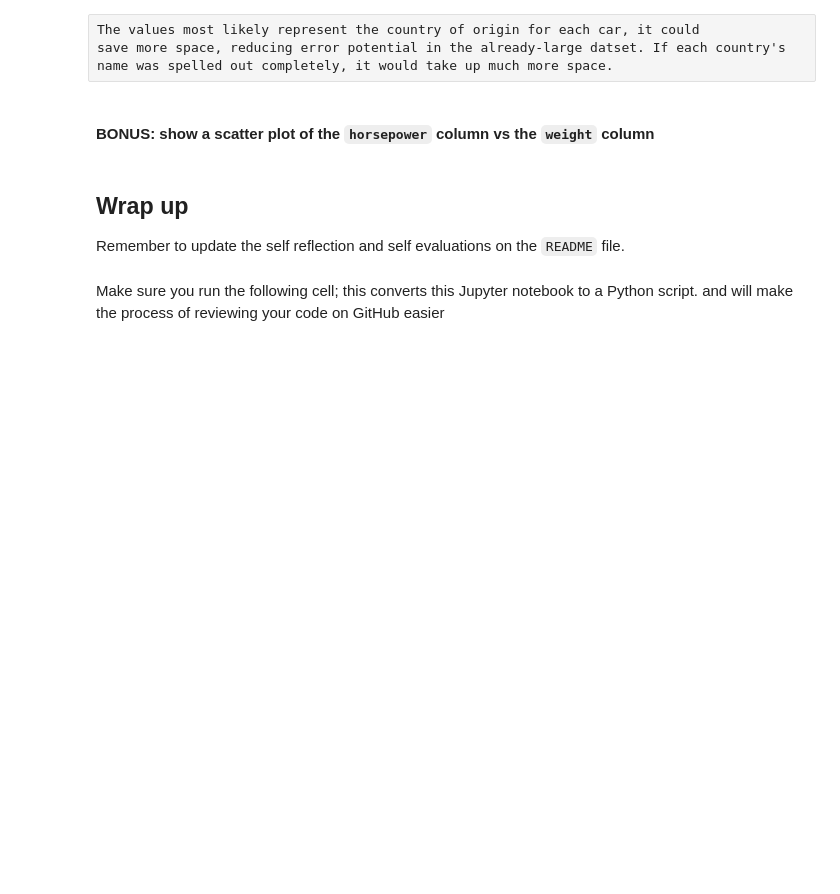
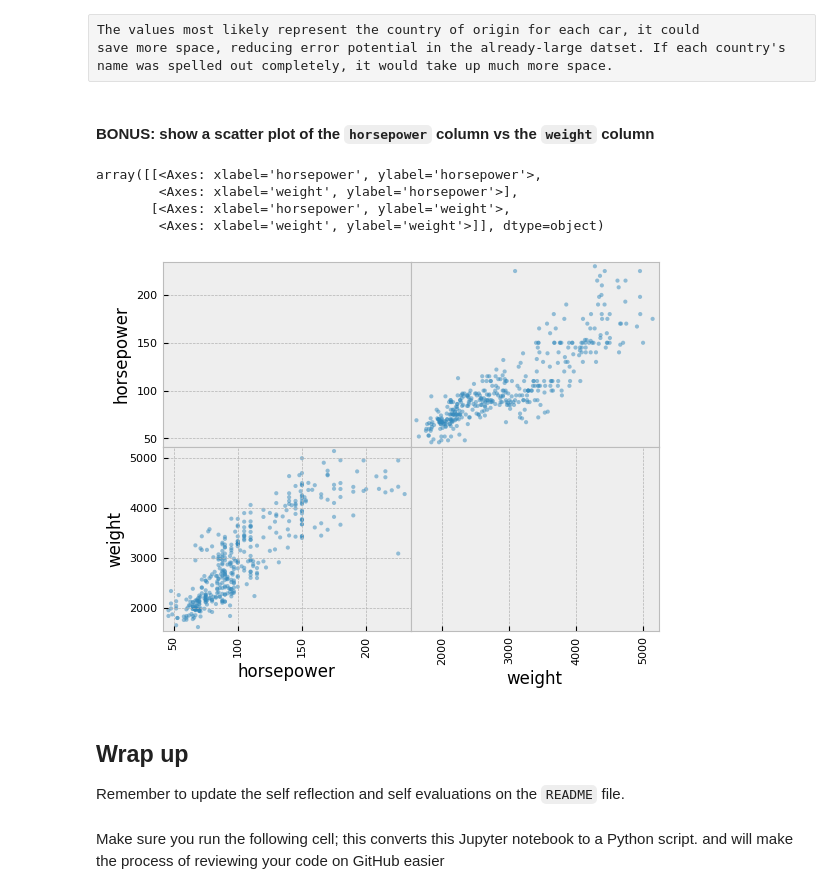
Before and after one commit to IT4063-Spring2025/exploratory-data-analysis-oyekunmo, a Jupyter notebook: notebook.ipynb, the cells around one changed output. Saved outputs shown, nothing was run; the diff lists cells and outputs as text; code cells hidden in the pictures; blank space fills up the shorter version.

Commit message:
Bonus: show a scatter plot of the horsepower column vs weight column

```diff
--- a/notebook.ipynb
+++ b/notebook.ipynb
@@ -936,6 +936,15 @@ save more space, reducing error potential in the already-large datset. If each c
 name was spelled out completely, it would take up much more space.
 # %% [markdown]
 #### **BONUS**: show a scatter plot of the `horsepower` column vs the `weight` column
+# %%
+from pandas.plotting import scatter_matrix
+scatter_matrix(auto_mpg_df[['horsepower', 'weight']], diagonal = 'none')
+# %% [output]
+array([[<Axes: xlabel='horsepower', ylabel='horsepower'>,
+        <Axes: xlabel='weight', ylabel='horsepower'>],
+       [<Axes: xlabel='horsepower', ylabel='weight'>,
+        <Axes: xlabel='weight', ylabel='weight'>]], dtype=object)
+[figure, added]
 # %% [markdown]
 ## Wrap up
 Remember to update the self reflection and self evaluations on the `README` file.
```
